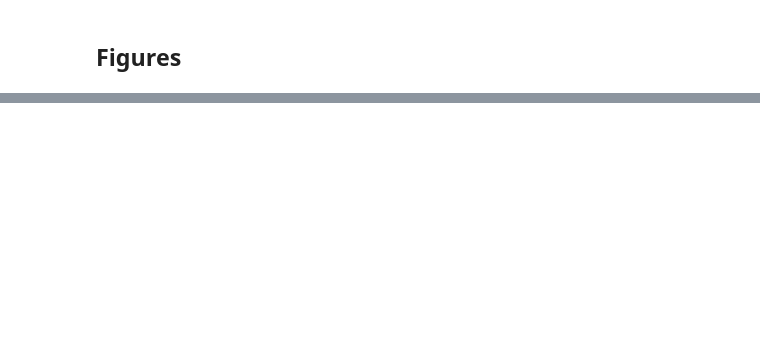
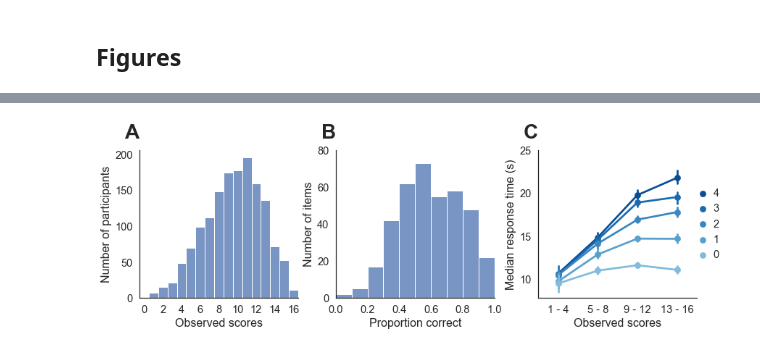
Before and after one commit to ndawlab/mars-irt, a Jupyter notebook: 03_Calibration/02_Descriptive.ipynb, the cells around one changed output, grey strips where cells are left out. Saved outputs shown, nothing was run; the diff lists cells and outputs as text; code cells hidden in the pictures; blank space fills up the shorter version.

```diff
--- a/03_Calibration/02_Descriptive.ipynb
+++ b/03_Calibration/02_Descriptive.ipynb
@@ -298,0 +392,74 @@ plt.savefig(os.path.join('..', '05_Figures', 'fig01.png'), dpi=100)
+# %%
+#~~~~~~~~~~~~~~~~~~~~~~~~~~~~~~~~~~~~~~~~~~#
+### Define parameters.
+#~~~~~~~~~~~~~~~~~~~~~~~~~~~~~~~~~~~~~~~~~~#
+
+## Initialize canvas.
+fig, axes = plt.subplots(1,3,figsize=(12,4),constrained_layout=True)
+
+## Define styling.
+sns.set_theme('notebook', style='white', font='sans-serif', font_scale=1.33)
+
+## Define aesthetics.
+xytext = (0, 1.05)
+
+#~~~~~~~~~~~~~~~~~~~~~~~~~~~~~~~~~~~~~~~~~~#
+### Panel 2: Participant scores.
+#~~~~~~~~~~~~~~~~~~~~~~~~~~~~~~~~~~~~~~~~~~#
+
+## Compute participant observed scores.
+gb = data.groupby('subject').accuracy.sum()
+
+## Plot item accuracy.
+sns.histplot(x=gb, bins=np.arange(18)-0.5, ax=axes[0])
+
+## Add details.
+axes[0].set(xlim=(-0.5,16.5), xticks=np.arange(0,17,2), xlabel='Observed scores',
+            yticks=np.arange(0,201,50), ylabel='Number of participants')
+axes[0].annotate('A', (0,0), xytext, xycoords='axes fraction', ha='right', va='bottom',
+                 fontsize=28, fontweight='bold')
+
+#~~~~~~~~~~~~~~~~~~~~~~~~~~~~~~~~~~~~~~~~~~#
+### Panel 2: Item accuracy.
+#~~~~~~~~~~~~~~~~~~~~~~~~~~~~~~~~~~~~~~~~~~#
+
+## Compute item accuracy rates.
+gb = data.groupby('item_id').accuracy.mean()
+
+## Plot item accuracy.
+sns.histplot(x=gb, bins=np.linspace(0,1,11), ax=axes[1])
+
+## Add details.
+axes[1].set(xlim=(0,1), xticks=np.arange(0,1.1,0.2), xlabel='Proportion correct',
+            yticks=np.arange(0,100,20), ylabel='Number of items')
+axes[1].annotate('B', (0,0), xytext, xycoords='axes fraction', ha='right', va='bottom',
+                 fontsize=28, fontweight='bold')
+
+#~~~~~~~~~~~~~~~~~~~~~~~~~~~~~~~~~~~~~~~~~~#
+### Panel 3: Response times.
+#~~~~~~~~~~~~~~~~~~~~~~~~~~~~~~~~~~~~~~~~~~#
+
+## Divide items into quintiles by difficulty.
+data['difficulty'] = 1 - data.groupby('item_id').accuracy.transform(np.mean)
+data['difficulty'] = np.digitize(data.difficulty, data.difficulty.quantile([0.2,0.4,0.6,0.8]))
+
+## Divide participants into quartiles by observed score.
+data['score'] = data.groupby('subject').accuracy.transform(np.sum)
+data['score'] = np.digitize(data.score, [4.5,8.5,12.5])
+
+## Plot response times.
+palette = sns.color_palette('Blues_r', n_colors=8).as_hex()[:data.difficulty.nunique()]
+sns.pointplot(x='score', y='rt', hue='difficulty', data=data, hue_order=[4,3,2,1,0],
+              estimator=np.median, palette=palette, ax=axes[2])
+
+## Add details.
+axes[2].set(xlabel='Observed scores', xticklabels=['1 - 4', '5 - 8', '9 - 12', '13 - 16'],
+            yticks=np.arange(10,26,5), ylabel='Median response time (s)')
+axes[2].annotate('C', (0,0), xytext, xycoords='axes fraction', ha='right', va='bottom',
+                 fontsize=28, fontweight='bold')
+axes[2].legend(loc=7, bbox_to_anchor=(1.20, 0.5), frameon=False, handletextpad=0)
+
+sns.despine()
+plt.savefig(os.path.join('..', '05_Figures', 'fig01.png'), dpi=100)
+# %% [output]
+[figure, added]
```
Also changed, not shown: parts of 20 cells of this notebook, 2 other files.
